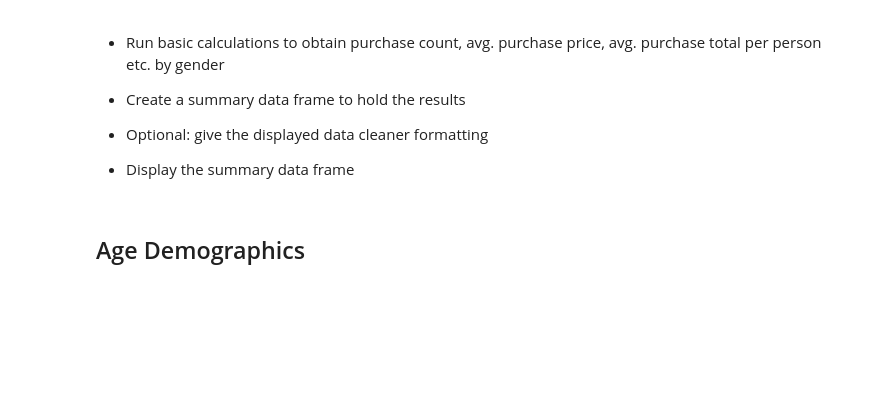
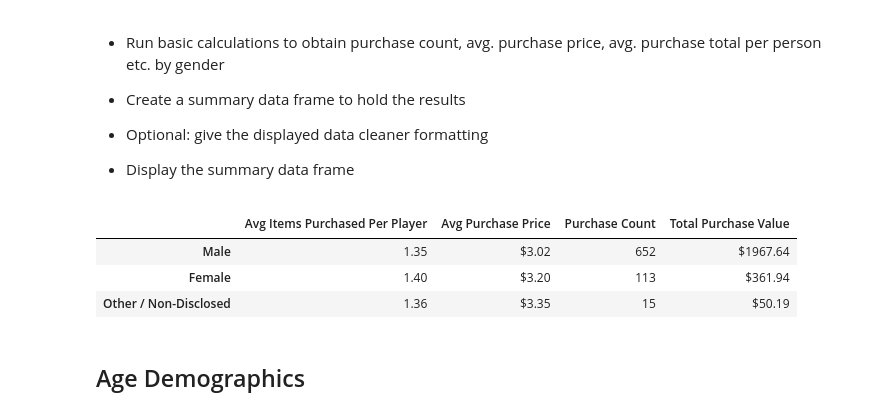
Before and after one commit to jasonmgarner/Personal-GitHub, a Jupyter notebook: Panda_Homework/HeroesOfPymoli/HeroesOfPymoli_starter.ipynb, the cells around one changed output. Saved outputs shown, nothing was run; the diff lists cells and outputs as text; code cells hidden in the pictures; blank space fills up the shorter version.

```diff
--- a/Panda_Homework/HeroesOfPymoli/HeroesOfPymoli_starter.ipynb
+++ b/Panda_Homework/HeroesOfPymoli/HeroesOfPymoli_starter.ipynb
@@ -160,36 +163,51 @@ Purchase_Count = len(purchase_data ["Item Name"])
 
 Male_Purchases = purchase_data.loc[(purchase_data["Gender"] == "Male")]
 
 Purchase_Male_Count = len(Male_Purchases["Gender"])
 
 Avg_Male_Purchases = Male_Purchases["Price"].sum() / Purchase_Male_Count
 
 Avg_Male_Total = Purchase_Male_Count / Male_Count
 
 Female_Purchases = purchase_data.loc[(purchase_data["Gender"] == "Female")]
 
 Purchase_Female_Count = len(Female_Purchases["Gender"])
 
 Avg_Female_Purchases = Female_Purchases["Price"].sum() / Purchase_Female_Count
 
 Avg_Female_Total = Purchase_Female_Count / Female_Count
 
 Other_Purchases = purchase_data.loc[(purchase_data["Gender"] == "Other / Non-Disclosed")]
 
 Purchase_Other_Count = len(Other_Purchases["Gender"])
 
 Avg_Other_Purchases = Other_Purchases["Price"].sum() / Purchase_Other_Count
 
 Avg_Other_Total = Purchase_Other_Count / Other_Count
 
+Male_Total_Purchase_Value = Purchase_Male_Count * Avg_Male_Purchases
+
+Female_Total_Purchase_Value = Purchase_Female_Count * Avg_Female_Purchases
+
+Other_Total_Purchase_Value = Purchase_Other_Count * Avg_Other_Purchases
+
+
 Gender_Purchase_df = pd.DataFrame({"Purchase Count": [Purchase_Male_Count, Purchase_Female_Count, Purchase_Other_Count],
                                    "Avg Purchase Price": [Avg_Male_Purchases, Avg_Female_Purchases, Avg_Other_Purchases],
-                                   "Avg Purchase Total": [Avg_Male_Total, Avg_Female_Total, Avg_Other_Total]},
-                                     index=Gender_Index)
+                                   "Avg Items Purchased Per Player": [Avg_Male_Total, Avg_Female_Total, Avg_Other_Total],
+                                  "Total Purchase Value": [Male_Total_Purchase_Value, Female_Total_Purchase_Value,
+                                    Other_Total_Purchase_Value]}, index=Gender_Index)
 
-Gender_Purchase_df["Avg Purchase Total"] = Gender_Purchase_df["Avg Purchase Total"].map("{:.2f}".format)
+Gender_Purchase_df["Avg Items Purchased Per Player"] = Gender_Purchase_df["Avg Items Purchased Per Player"].map("{:.2f}".format)
+Gender_Purchase_df["Avg Purchase Price"] = Gender_Purchase_df["Avg Purchase Price"].map("${:.2f}".format)
+Gender_Purchase_df["Total Purchase Value"] = Gender_Purchase_df["Total Purchase Value"].map("${:.2f}".format)
 
 Gender_Purchase_df
+# %% [output]
+|  | Avg Items Purchased Per Player | Avg Purchase Price | Purchase Count | Total Purchase Value |
+| Male | 1.35 | $3.02 | 652 | $1967.64 |
+| Female | 1.40 | $3.20 | 113 | $361.94 |
+| Other / Non-Disclosed | 1.36 | $3.35 | 15 | $50.19 |
 # %% [markdown]
 ## Age Demographics
 # %% [markdown]
```
Also changed, not shown: parts of 7 cells of this notebook.
